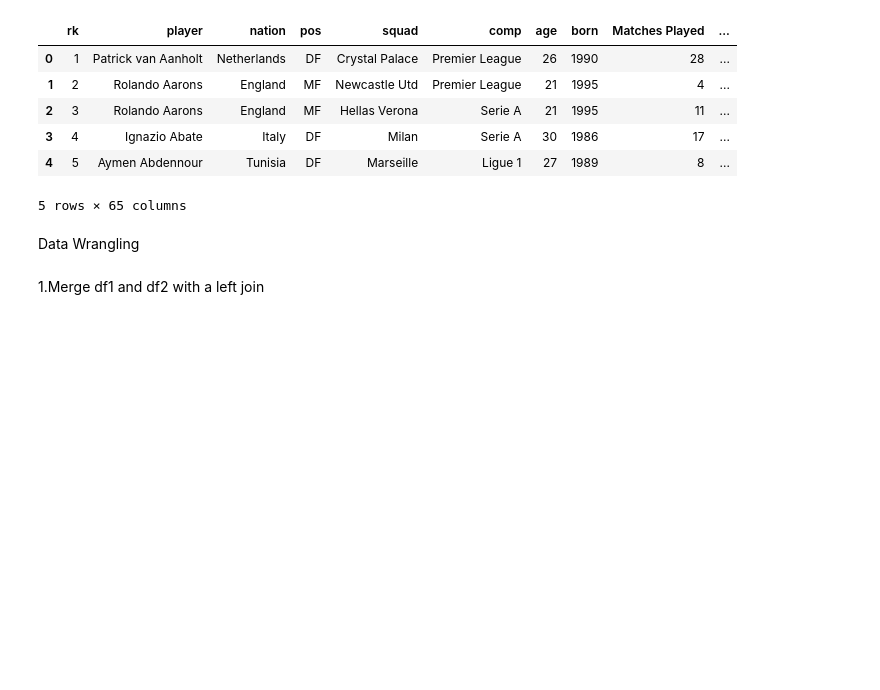
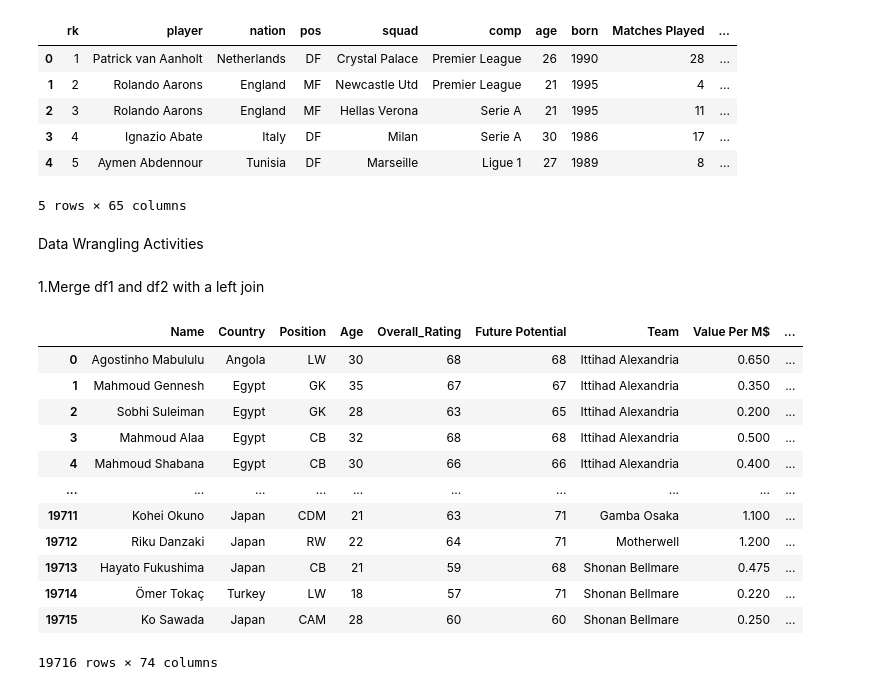
Before and after one commit to CyberWol-12/Python-Pandas-Data-Analysis-Journey, a Jupyter notebook: 01_FIFA_wordcup_capstone_project/capstone_project.ipynb, the cells around one changed output. Saved outputs shown, nothing was run; the diff lists cells and outputs as text; code cells hidden in the pictures; blank space fills up the shorter version.

Commit message:
merge

```diff
--- a/01_FIFA_wordcup_capstone_project/capstone_project.ipynb
+++ b/01_FIFA_wordcup_capstone_project/capstone_project.ipynb
@@ -24,6 +24,23 @@ df2.head()
 | 4 | 5 | Aymen Abdennour | Tunisia | DF | Marseille | Ligue 1 | 27 | 1989 | 8 | ... |
 5 rows × 65 columns
 # %% [markdown]
-Data Wrangling
+Data Wrangling Activities
 # %% [markdown]
 1.Merge df1 and df2 with a left join
+# %%
+df = df1.merge(df2,how = 'left',left_on = 'Name',right_on = 'player')
+df
+# %% [output]
+|  | Name | Country | Position | Age | Overall_Rating | Future Potential | Team | Value Per M$ | ... |
+| 0 | Agostinho Mabululu | Angola | LW | 30 | 68 | 68 | Ittihad Alexandria | 0.650 | ... |
+| 1 | Mahmoud Gennesh | Egypt | GK | 35 | 67 | 67 | Ittihad Alexandria | 0.350 | ... |
+| 2 | Sobhi Suleiman | Egypt | GK | 28 | 63 | 65 | Ittihad Alexandria | 0.200 | ... |
+| 3 | Mahmoud Alaa | Egypt | CB | 32 | 68 | 68 | Ittihad Alexandria | 0.500 | ... |
+| 4 | Mahmoud Shabana | Egypt | CB | 30 | 66 | 66 | Ittihad Alexandria | 0.400 | ... |
+| ... | ... | ... | ... | ... | ... | ... | ... | ... | ... |
+| 19711 | Kohei Okuno | Japan | CDM | 21 | 63 | 71 | Gamba Osaka | 1.100 | ... |
+| 19712 | Riku Danzaki | Japan | RW | 22 | 64 | 71 | Motherwell | 1.200 | ... |
+| 19713 | Hayato Fukushima | Japan | CB | 21 | 59 | 68 | Shonan Bellmare | 0.475 | ... |
+| 19714 | Ömer Tokaç | Turkey | LW | 18 | 57 | 71 | Shonan Bellmare | 0.220 | ... |
+| 19715 | Ko Sawada | Japan | CAM | 28 | 60 | 60 | Shonan Bellmare | 0.250 | ... |
+19716 rows × 74 columns
```
Also changed, not shown: parts of 2 cells of this notebook.
